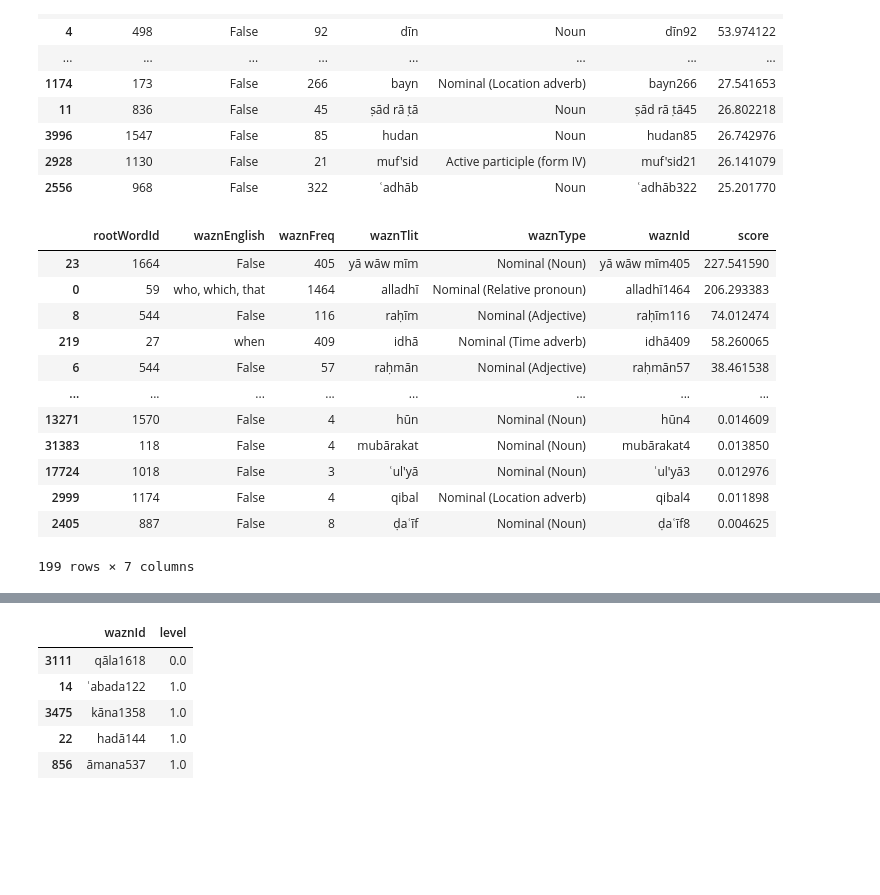
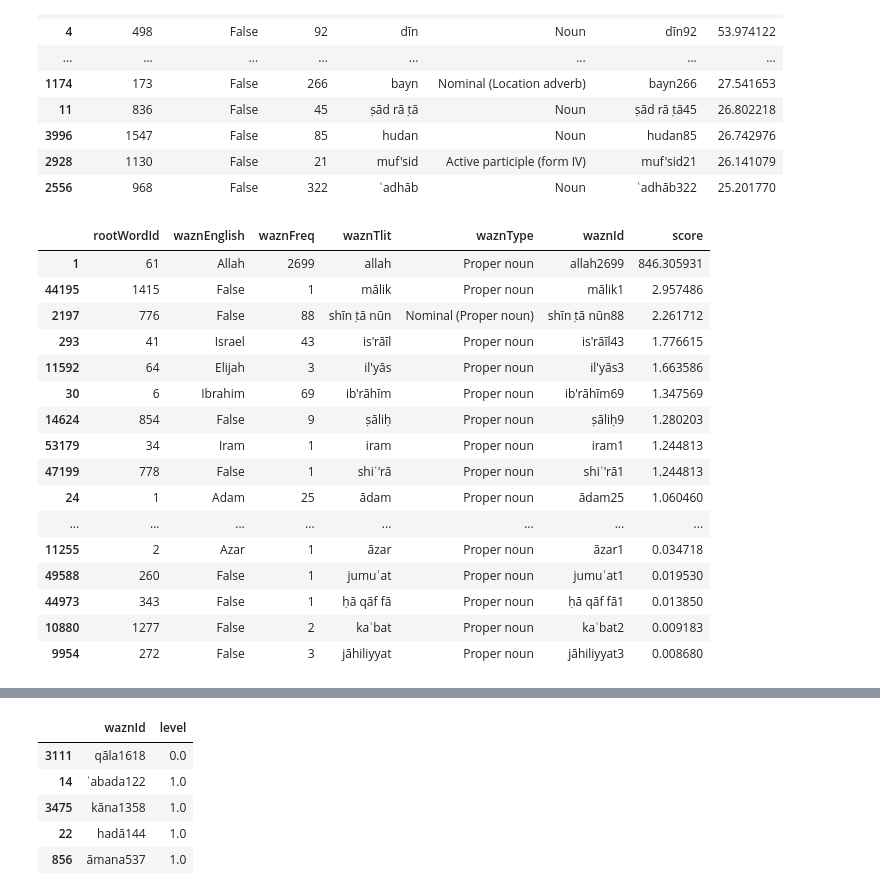
Before and after one commit to sayemmh/project-zayd-api, a Jupyter notebook: wazn_levels-Copy1.ipynb, the cells around one changed output, grey strips where cells are left out. Cells and saved outputs as stored; diff of their text form; code cells hidden in the pictures; blank space fills up the shorter version.

```diff
--- a/wazn_levels-Copy1.ipynb
+++ b/wazn_levels-Copy1.ipynb
@@ -151,23 +137,27 @@ other_df.head(20)
 | 2556 | 968 | False | 322 | ʿadhāb | Noun | ʿadhāb322 | 25.201770 |
 # %%
 prep_df = df.copy(deep=True)
-mask = df['waznType'].str.contains('Nominal')
+mask = df['waznType'].str.contains('Proper')
 prep_df = df[mask]
 prep_df
 # %% [output]
 |  | rootWordId | waznEnglish | waznFreq | waznTlit | waznType | waznId | score |
-| 23 | 1664 | False | 405 | yā wāw mīm | Nominal (Noun) | yā wāw mīm405 | 227.541590 |
-| 0 | 59 | who, which, that | 1464 | alladhī | Nominal (Relative pronoun) | alladhī1464 | 206.293383 |
-| 8 | 544 | False | 116 | raḥīm | Nominal (Adjective) | raḥīm116 | 74.012474 |
-| 219 | 27 | when | 409 | idhā | Nominal (Time adverb) | idhā409 | 58.260065 |
-| 6 | 544 | False | 57 | raḥmān | Nominal (Adjective) | raḥmān57 | 38.461538 |
+| 1 | 61 | Allah | 2699 | allah | Proper noun | allah2699 | 846.305931 |
+| 44195 | 1415 | False | 1 | mālik | Proper noun | mālik1 | 2.957486 |
+| 2197 | 776 | False | 88 | shīn ṭā nūn | Nominal (Proper noun) | shīn ṭā nūn88 | 2.261712 |
+| 293 | 41 | Israel | 43 | is'rāīl | Proper noun | is'rāīl43 | 1.776615 |
+| 11592 | 64 | Elijah | 3 | il'yās | Proper noun | il'yās3 | 1.663586 |
+| 30 | 6 | Ibrahim | 69 | ib'rāhīm | Proper noun | ib'rāhīm69 | 1.347569 |
+| 14624 | 854 | False | 9 | ṣāliḥ | Proper noun | ṣāliḥ9 | 1.280203 |
+| 53179 | 34 | Iram | 1 | iram | Proper noun | iram1 | 1.244813 |
+| 47199 | 778 | False | 1 | shiʿ'rā | Proper noun | shiʿ'rā1 | 1.244813 |
+| 24 | 1 | Adam | 25 | ādam | Proper noun | ādam25 | 1.060460 |
 | ... | ... | ... | ... | ... | ... | ... | ... |
-| 13271 | 1570 | False | 4 | hūn | Nominal (Noun) | hūn4 | 0.014609 |
-| 31383 | 118 | False | 4 | mubārakat | Nominal (Noun) | mubārakat4 | 0.013850 |
-| 17724 | 1018 | False | 3 | ʿul'yā | Nominal (Noun) | ʿul'yā3 | 0.012976 |
-| 2999 | 1174 | False | 4 | qibal | Nominal (Location adverb) | qibal4 | 0.011898 |
-| 2405 | 887 | False | 8 | ḍaʿīf | Nominal (Noun) | ḍaʿīf8 | 0.004625 |
+| 11255 | 2 | Azar | 1 | āzar | Proper noun | āzar1 | 0.034718 |
+| 49588 | 260 | False | 1 | jumuʿat | Proper noun | jumuʿat1 | 0.019530 |
+| 44973 | 343 | False | 1 | ḥā qāf fā | Proper noun | ḥā qāf fā1 | 0.013850 |
+| 10880 | 1277 | False | 2 | kaʿbat | Proper noun | kaʿbat2 | 0.009183 |
+| 9954 | 272 | False | 3 | jāhiliyyat | Proper noun | jāhiliyyat3 | 0.008680 |
-199 rows × 7 columns
 # %%
 verb_df = verb_df.sort_values(by='score', ascending=False)
 other_df['row'] = np.arange(float(len(other_df)))
```
Also changed, not shown: parts of 18 cells of this notebook.
